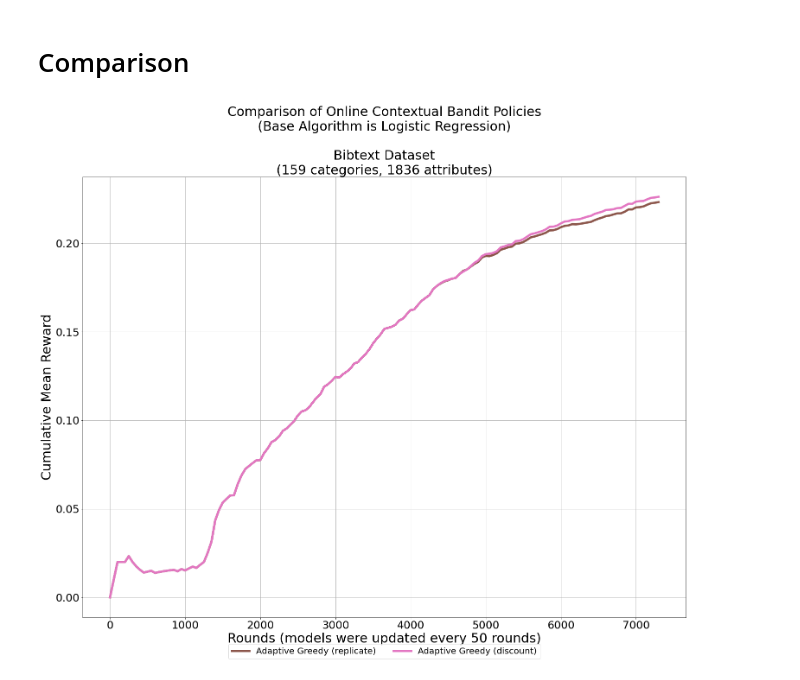
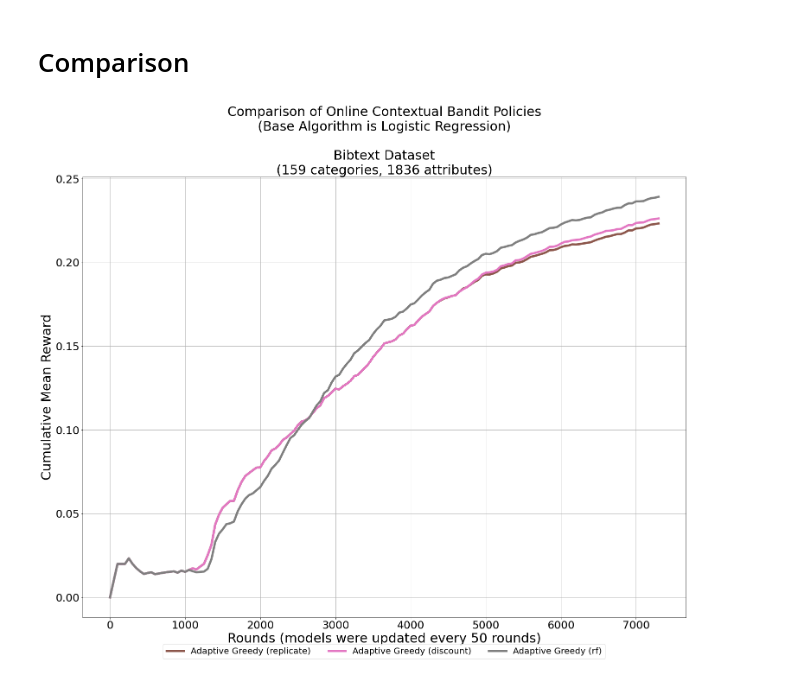
Before and after one commit to MrinalJain17/ml-tools-project, a Jupyter notebook: src/Extension.ipynb, the cells around one changed output. Drawn from its saved outputs; the diff is of its cells as text; code cells hidden in the pictures.

Commit message:
add new base model

```diff
--- a/src/Extension.ipynb
+++ b/src/Extension.ipynb
@@ -171,15 +175,18 @@ class adaptive_greedy():
         return pred
 # %%
 from sklearn.linear_model import LogisticRegression
+from sklearn.ensemble import RandomForestClassifier
 from contextualbandits.online import AdaptiveGreedy
 from copy import deepcopy
 
 nchoices = y.shape[1]
 base_algorithm = LogisticRegression(solver='lbfgs', warm_start=True)
+base_algorithm2 = RandomForestClassifier(n_estimators=100, random_state=0)
 beta_prior = ((3, 7), 2) # until there are at least 2 observations of each class, will use this prior
 
 adaptive_greedy1 = adaptive_greedy(deepcopy(base_algorithm), nchoices , beta_prior)
 adaptive_greedy_disc = adaptive_greedy(deepcopy(base_algorithm), nchoices , beta_prior, discount_rate = True)
+adaptive_greedy_rf = adaptive_greedy(deepcopy(base_algorithm2), nchoices , beta_prior, discount_rate = True)
 # %% [markdown]
 # Original Adaptive Greedy
 # %%
@@ -189,12 +196,12 @@ adaptive_greedy_disc = adaptive_greedy(deepcopy(base_algorithm), nchoices , beta
 # %% [markdown]
 # Comparison
 # %%
-models = [adaptive_greedy1, adaptive_greedy_disc]
+models = [adaptive_greedy1, adaptive_greedy_disc, adaptive_greedy_rf]
 # %%
 # These lists will keep track of the rewards obtained by each policy
-rewards_agr, rewards_agr2 = [list() for i in range(len(models))]
+rewards_agr, rewards_agr2, rewards_agr3 = [list() for i in range(len(models))]
 
-lst_rewards = [rewards_agr, rewards_agr2]
+lst_rewards = [rewards_agr, rewards_agr2, rewards_agr3]
 
 # batch size - algorithms will be refit after N rounds
 batch_size = 50
@@ -210,9 +217,9 @@ for model in models:
     model.fit(X=first_batch, a=action_chosen, r=rewards_received)
 
 # these lists will keep track of which actions does each policy choose
-lst_a_agr, lst_a_agr2 = [action_chosen.copy() for i in range(len(models))]
+lst_a_agr, lst_a_agr2, lst_a_agr3 = [action_chosen.copy() for i in range(len(models))]
 
-lst_actions = [lst_a_agr, lst_a_agr2]
+lst_actions = [lst_a_agr, lst_a_agr2, lst_a_agr3]
 
 # rounds are simulated from the full dataset
 def simulate_rounds(model, rewards, actions_hist, X_global, y_global, batch_st, batch_end):
@@ -255,31 +262,32 @@ def get_mean_reward(reward_lst, batch_size=batch_size):
         mean_rew.append(sum(reward_lst[:r+1]) * 1.0 / ((r+1)*batch_size))
     return mean_rew
 
 rcParams['figure.figsize'] = 25, 15
 lwd = 5
 cmap = plt.get_cmap('tab20')
 colors=plt.cm.tab20(np.linspace(0, 1, 20))
 
 ax = plt.subplot(111)
 plt.plot(get_mean_reward(rewards_agr), label="Adaptive Greedy (replicate)",linewidth=lwd,color=colors[10])
 plt.plot(get_mean_reward(rewards_agr2), label="Adaptive Greedy (discount)",linewidth=lwd,color=colors[12])
+plt.plot(get_mean_reward(rewards_agr3), label="Adaptive Greedy (rf)",linewidth=lwd,color=colors[14])
 
 # import warnings
 box = ax.get_position()
 ax.set_position([box.x0, box.y0 + box.height * 0.1,
                  box.width, box.height * 1.25])
 ax.legend(loc='upper center', bbox_to_anchor=(0.5, -0.05),
           fancybox=True, ncol=3, prop={'size':20})
 
 
 plt.tick_params(axis='both', which='major', labelsize=25)
 plt.xticks([i*20 for i in range(8)], [i*1000 for i in range(8)])
 
 
 plt.xlabel('Rounds (models were updated every 50 rounds)', size=30)
 plt.ylabel('Cumulative Mean Reward', size=30)
 plt.title('Comparison of Online Contextual Bandit Policies\n(Base Algorithm is Logistic Regression)\n\nBibtext Dataset\n(159 categories, 1836 attributes)',size=30)
 plt.grid()
 plt.show()
 # %% [output]
-[figure, old version]
+[figure, new version]
```
Also changed, not shown: parts of 1 cell of this notebook.
